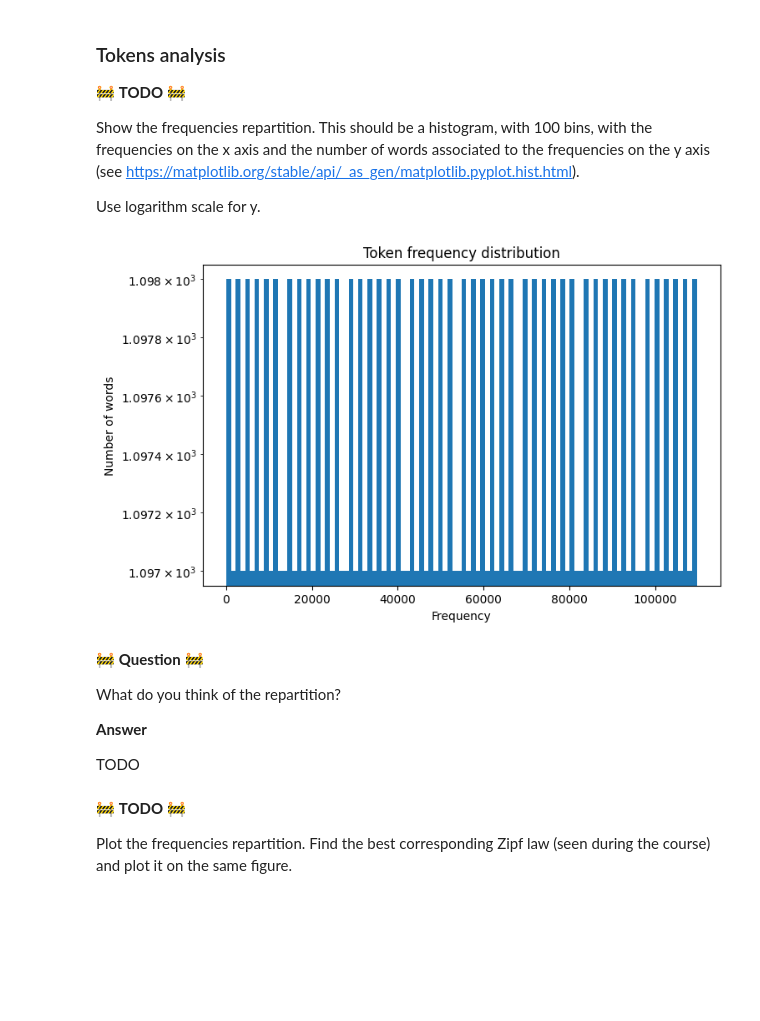
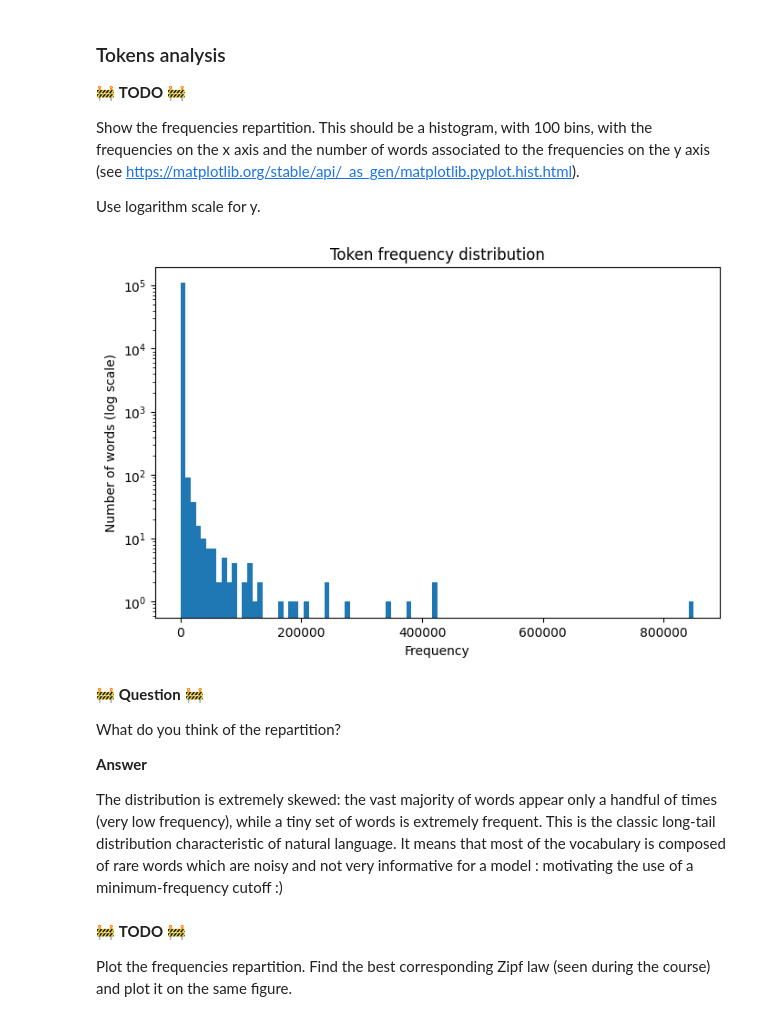
Before and after one commit to amine-rb/NLP, a Jupyter notebook: hw1/hw1_imdb_text_preprocessing.ipynb, the cells around one changed output. Saved outputs shown, nothing was run; the diff lists cells and outputs as text; code cells hidden in the pictures; blank space fills up the shorter version.

```diff
--- a/hw1/hw1_imdb_text_preprocessing.ipynb
+++ b/hw1/hw1_imdb_text_preprocessing.ipynb
@@ -92,7 +92,7 @@ Read the file to a Pandas dataframe (the file is stored as a csv). Make sure the
 
 Hint: https://pandas.pydata.org/docs/user_guide/text.html (you can specify the `dtype` argument of pandas constructor).
 # %%
-df_imdb = pd.read_csv("data/imdb_reviews.csv")
+df_imdb = pd.read_csv("data/imdb_reviews.csv", dtype={"review": "string", "label": int})
 df_imdb.head()
 # %% [output]
 |  | review | label |
@@ -371,31 +390,26 @@ This should be a histogram, with 100 bins, with the frequencies on the x axis an
 
 Use logarithm scale for y.
 # %%
-# TODO
-
-from collections import Counter
-
-token_counts = Counter(tokenizer.vocab)
-
-freqs = list(token_counts.values())
+# Frequency distribution histogram
+freqs = list(tokenizer.frequencies.values())
 
 plt.figure(figsize=(8, 5))
 plt.hist(freqs, bins=100)
 plt.yscale("log")
 plt.xlabel("Frequency")
-plt.ylabel("Number of words")
+plt.ylabel("Number of words (log scale)")
 plt.title("Token frequency distribution")
 plt.show()
 # %% [output]
-[figure, old version]
+[figure, new version]
-# %% [markdown]
-🚧 **Question** 🚧
-
-What do you think of the repartition?
-
-**Answer**
-
-TODO
+# %% [markdown]
+🚧 **Question** 🚧
+
+What do you think of the repartition?
+
+**Answer**
+
+The distribution is extremely skewed: the vast majority of words appear only a handful of times (very low frequency), while a tiny set of words is extremely frequent. This is the classic long-tail distribution characteristic of natural language. It means that most of the vocabulary is composed of rare words which are noisy and not very informative for a model : motivating the use of a minimum-frequency cutoff :)
 # %% [markdown]
 🚧 **TODO** 🚧
 
```
Also changed, not shown: parts of 16 cells of this notebook.
